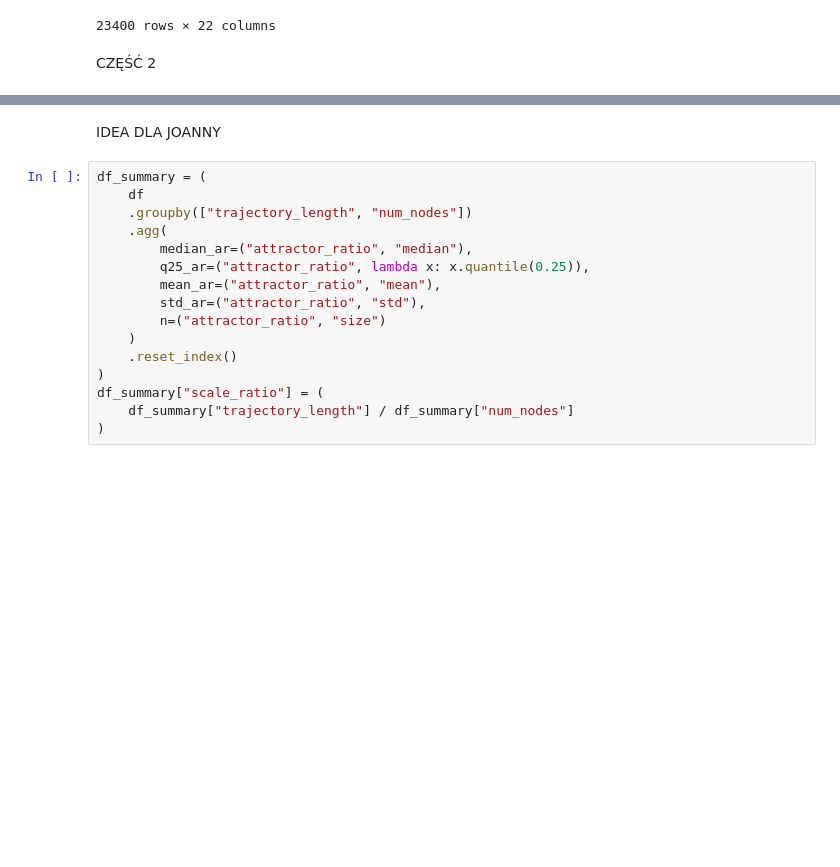
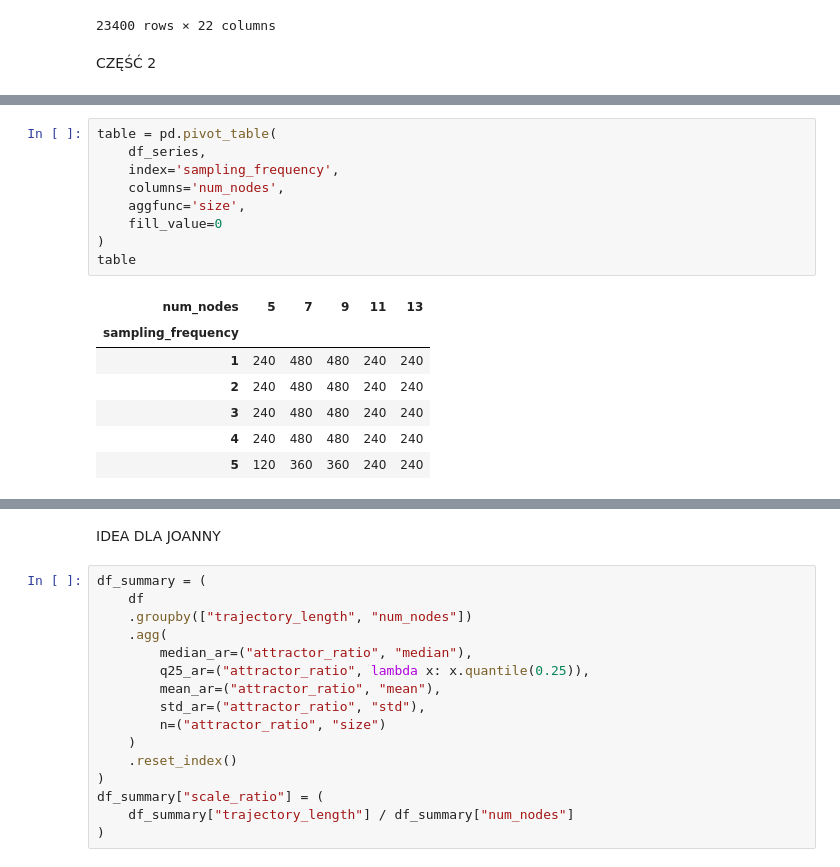
Before and after one commit to maxi7524/SAD2_final_project, a Jupyter notebook: notebooks/raport_max.ipynb, the cells around one changed output, grey strips where cells are left out. Saved outputs shown, nothing was run; the diff lists cells and outputs as text; blank space fills up the shorter version.

```diff
--- a/notebooks/raport_max.ipynb
+++ b/notebooks/raport_max.ipynb
@@ -241 +226,18 @@ palette = [
+# %%
+table = pd.pivot_table(
+    df_series,
+    index='sampling_frequency',
+    columns='num_nodes',
+    aggfunc='size',
+    fill_value=0
+)
+table
+# %% [output]
+| num_nodes | 5 | 7 | 9 | 11 | 13 |
+| sampling_frequency |  |  |  |  |  |
+| 1 | 240 | 480 | 480 | 240 | 240 |
+| 2 | 240 | 480 | 480 | 240 | 240 |
+| 3 | 240 | 480 | 480 | 240 | 240 |
+| 4 | 240 | 480 | 480 | 240 | 240 |
+| 5 | 120 | 360 | 360 | 240 | 240 |
 # %%
```
Also changed, not shown: parts of 16 cells of this notebook, 5 other files.
